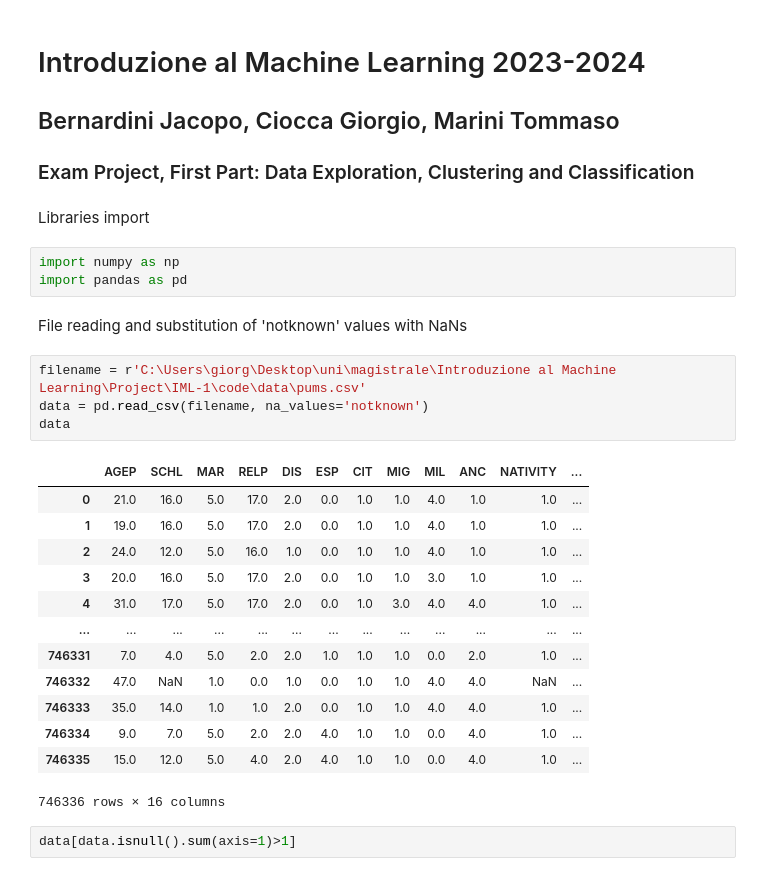
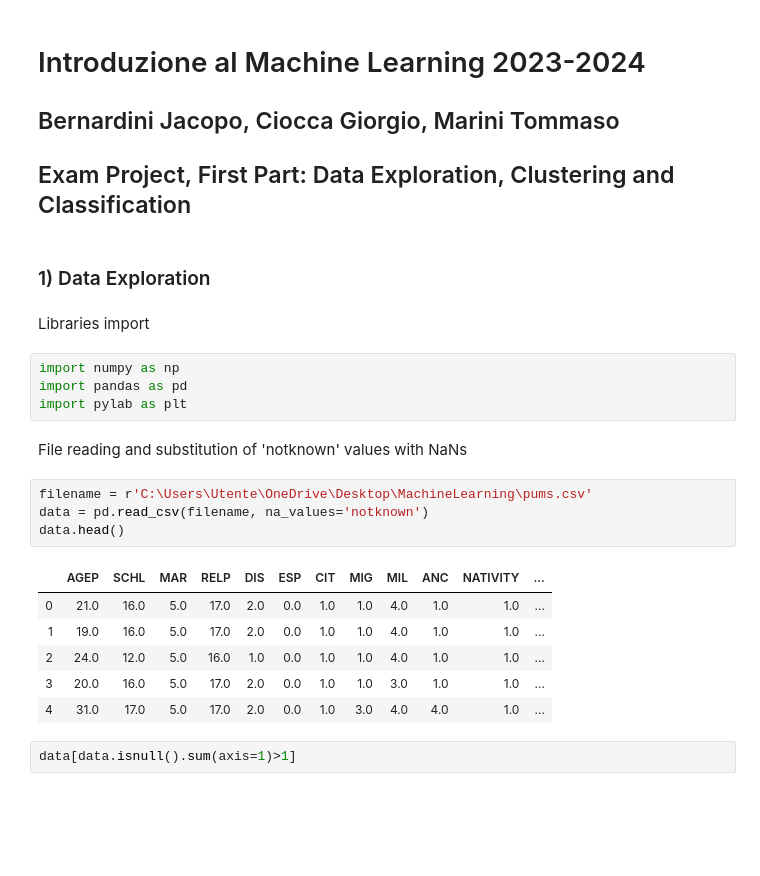
Before and after one commit to giocioc/IML-1, a Jupyter notebook: code/mainNotebook.ipynb, the cells around one changed output. Cells and saved outputs as stored; diff of their text form; blank space fills up the shorter version.

```diff
--- a/code/mainNotebook.ipynb
+++ b/code/mainNotebook.ipynb
@@ -1,32 +1,28 @@
 # %% [markdown]
 # Introduzione al Machine Learning 2023-2024
 ## Bernardini Jacopo, Ciocca Giorgio, Marini Tommaso
-### Exam Project, First Part: Data Exploration, Clustering  and Classification
+## Exam Project, First Part: Data Exploration, Clustering  and Classification
+# %% [markdown]
+### 1) Data Exploration
 # %% [markdown]
 Libraries import
 # %%
 import numpy as np
 import pandas as pd
+import pylab as plt
 # %% [markdown]
 File reading and substitution of 'notknown' values with NaNs
 # %%
-filename = r'C:\Users\giorg\Desktop\uni\magistrale\Introduzione al Machine Learning\Project\IML-1\code\data\pums.csv'
+filename = r'C:\Users\Utente\OneDrive\Desktop\MachineLearning\pums.csv'
 data = pd.read_csv(filename, na_values='notknown')
-data
+data.head()
 # %% [output]
 |  | AGEP | SCHL | MAR | RELP | DIS | ESP | CIT | MIG | MIL | ANC | NATIVITY | ... |
 | 0 | 21.0 | 16.0 | 5.0 | 17.0 | 2.0 | 0.0 | 1.0 | 1.0 | 4.0 | 1.0 | 1.0 | ... |
 | 1 | 19.0 | 16.0 | 5.0 | 17.0 | 2.0 | 0.0 | 1.0 | 1.0 | 4.0 | 1.0 | 1.0 | ... |
 | 2 | 24.0 | 12.0 | 5.0 | 16.0 | 1.0 | 0.0 | 1.0 | 1.0 | 4.0 | 1.0 | 1.0 | ... |
 | 3 | 20.0 | 16.0 | 5.0 | 17.0 | 2.0 | 0.0 | 1.0 | 1.0 | 3.0 | 1.0 | 1.0 | ... |
 | 4 | 31.0 | 17.0 | 5.0 | 17.0 | 2.0 | 0.0 | 1.0 | 3.0 | 4.0 | 4.0 | 1.0 | ... |
-| ... | ... | ... | ... | ... | ... | ... | ... | ... | ... | ... | ... | ... |
-| 746331 | 7.0 | 4.0 | 5.0 | 2.0 | 2.0 | 1.0 | 1.0 | 1.0 | 0.0 | 2.0 | 1.0 | ... |
-| 746332 | 47.0 | NaN | 1.0 | 0.0 | 1.0 | 0.0 | 1.0 | 1.0 | 4.0 | 4.0 | NaN | ... |
-| 746333 | 35.0 | 14.0 | 1.0 | 1.0 | 2.0 | 0.0 | 1.0 | 1.0 | 4.0 | 4.0 | 1.0 | ... |
-| 746334 | 9.0 | 7.0 | 5.0 | 2.0 | 2.0 | 4.0 | 1.0 | 1.0 | 0.0 | 4.0 | 1.0 | ... |
-| 746335 | 15.0 | 12.0 | 5.0 | 4.0 | 2.0 | 4.0 | 1.0 | 1.0 | 0.0 | 4.0 | 1.0 | ... |
-746336 rows × 16 columns
 # %%
 data[data.isnull().sum(axis=1)>1]
 # %% [output]
```
Also changed, not shown: parts of 49 cells of this notebook.
